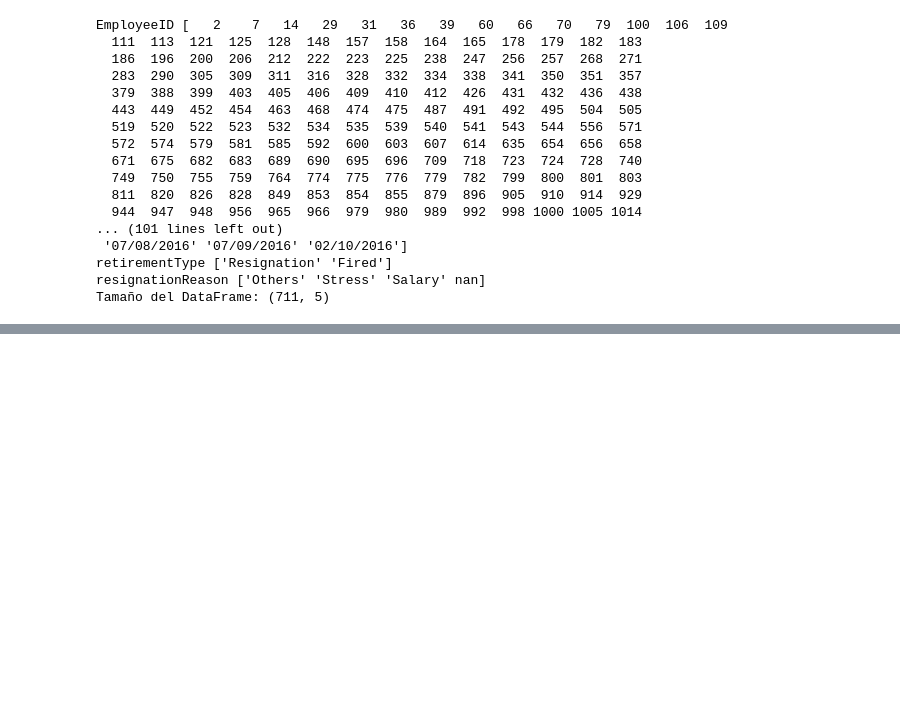
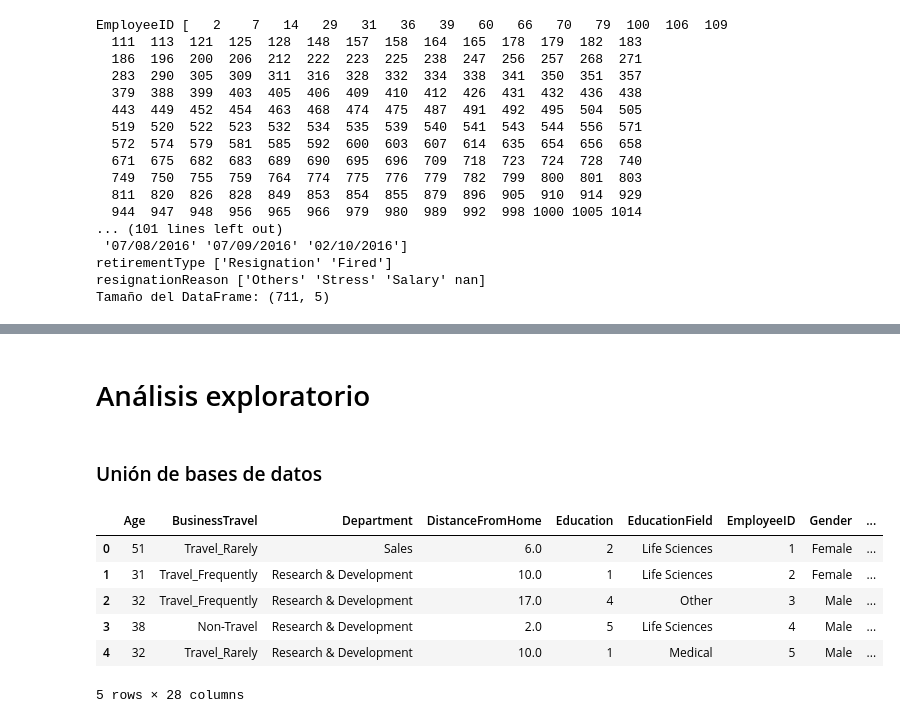
Before and after one commit to jsebastianzm/HR_T1_Analitica, a Jupyter notebook: hr_preprocesamiento_colab.ipynb, the cells around one changed output, grey strips where cells are left out. Saved outputs shown, nothing was run; the diff lists cells and outputs as text; code cells hidden in the pictures; blank space fills up the shorter version.

Commit message:
inicio del análisis exploratorio

```diff
--- a/hr_preprocesamiento_colab.ipynb
+++ b/hr_preprocesamiento_colab.ipynb
@@ -283,0 +306,4 @@ Tamaño del DataFrame: (4410, 3)
+# %%
+columns_object = ['JobInvolvement', 'PerformanceRating']
+data_manager_survey[columns_object] = data_manager_survey[columns_object].astype("category")
+data_manager_survey["EmployeeID"] = data_manager_survey["EmployeeID"].astype(object)
@@ -312,0 +405,6 @@ Tamaño del DataFrame: (711, 5)
+# %%
+data_retirement = data_retirement.drop(columns=["Attrition"])
+# %%
+data_retirement["retirementType"] = data_retirement["retirementType"].astype("category")
+data_retirement["EmployeeID"] = data_retirement["EmployeeID"].astype(object)
+data_retirement["retirementDate"] = pd.to_datetime(data_retirement["retirementDate"])
@@ -312,0 +425,18 @@ Tamaño del DataFrame: (711, 5)
+# %% [markdown]
+<h1>Análisis exploratorio</h1>
+# %% [markdown]
+<h3>Unión de bases de datos</h3>
+# %%
+data = pd.merge(data_general,data_employee, on=['EmployeeID', 'EmployeeID'], how='inner')
+data = pd.merge(data, data_manager_survey, on=['EmployeeID', 'EmployeeID'], how='inner')
+data = pd.merge(data, data_retirement, on=['EmployeeID', "EmployeeID"], how="left")
+# %%
+data.head()
+# %% [output]
+|  | Age | BusinessTravel | Department | DistanceFromHome | Education | EducationField | EmployeeID | Gender | ... |
+| 0 | 51 | Travel_Rarely | Sales | 6.0 | 2 | Life Sciences | 1 | Female | ... |
+| 1 | 31 | Travel_Frequently | Research & Development | 10.0 | 1 | Life Sciences | 2 | Female | ... |
+| 2 | 32 | Travel_Frequently | Research & Development | 17.0 | 4 | Other | 3 | Male | ... |
+| 3 | 38 | Non-Travel | Research & Development | 2.0 | 5 | Life Sciences | 4 | Male | ... |
+| 4 | 32 | Travel_Rarely | Research & Development | 10.0 | 1 | Medical | 5 | Male | ... |
+5 rows × 28 columns
```
Also changed, not shown: parts of 19 cells of this notebook, 1 other file.
